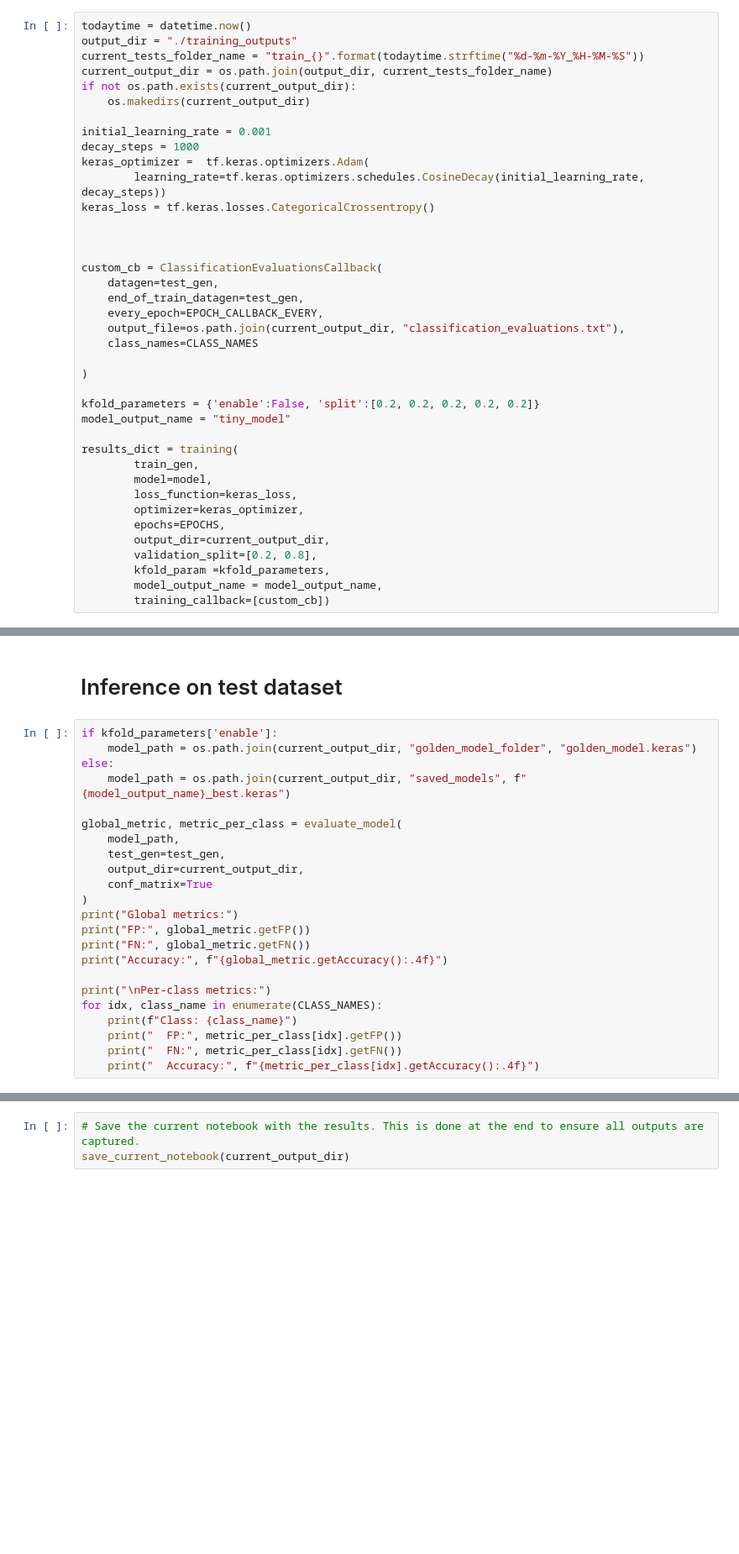
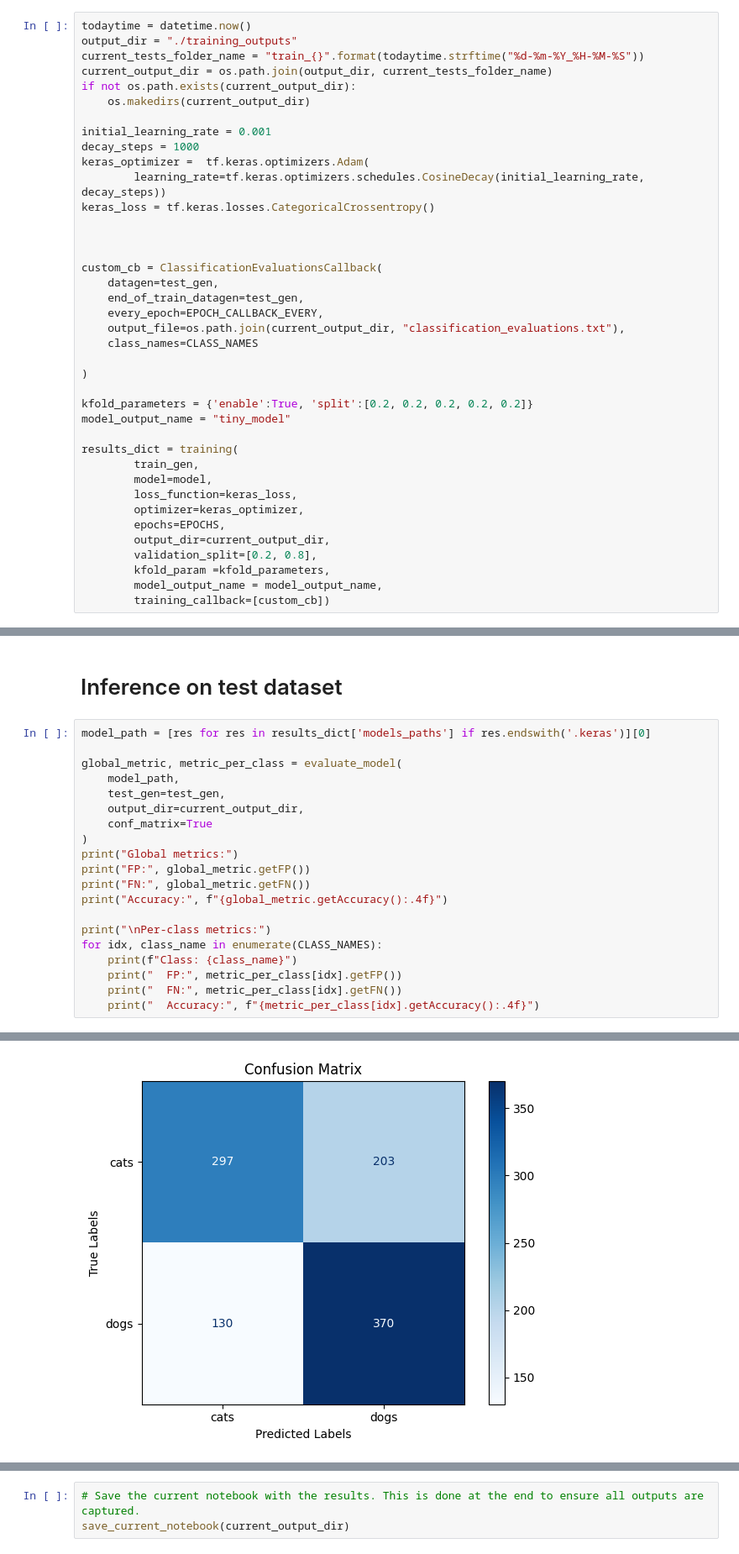
Before and after one commit to freedreamer82/saltup, a Jupyter notebook: examples/notebooks/saltup_classification_keras.ipynb, the cells around one changed output, grey strips where cells are left out. Shown at 84% size. Cells and saved outputs as stored; diff of their text form; blank space fills up the shorter version.

Commit message:
Fix test nn_model

```diff
--- a/examples/notebooks/saltup_classification_keras.ipynb
+++ b/examples/notebooks/saltup_classification_keras.ipynb
@@ -153,7 +181,7 @@ custom_cb = ClassificationEvaluationsCallback(
 
 )
 
-kfold_parameters = {'enable':False, 'split':[0.2, 0.2, 0.2, 0.2, 0.2]}
+kfold_parameters = {'enable':True, 'split':[0.2, 0.2, 0.2, 0.2, 0.2]}
 model_output_name = "tiny_model"
 
 results_dict = training(
@@ -170,10 +386,7 @@ results_dict = training(
 # %% [markdown]
 # Inference on test dataset
 # %%
-if kfold_parameters['enable']:
-    model_path = os.path.join(current_output_dir, "golden_model_folder", "golden_model.keras")
-else:
-    model_path = os.path.join(current_output_dir, "saved_models", f"{model_output_name}_best.keras")
+model_path = [res for res in results_dict['models_paths'] if res.endswith('.keras')][0]
 
 global_metric, metric_per_class = evaluate_model(
     model_path,
@@ -192,3 +405,4 @@ for idx, class_name in enumerate(CLASS_NAMES):
     print("  FP:", metric_per_class[idx].getFP())
     print("  FN:", metric_per_class[idx].getFN())
     print("  Accuracy:", f"{metric_per_class[idx].getAccuracy():.4f}")
+# %% [output]
@@ -194,0 +411 @@ for idx, class_name in enumerate(CLASS_NAMES):
+[figure, added]
```
Also changed, not shown: parts of 8 cells of this notebook, 3 other files.
